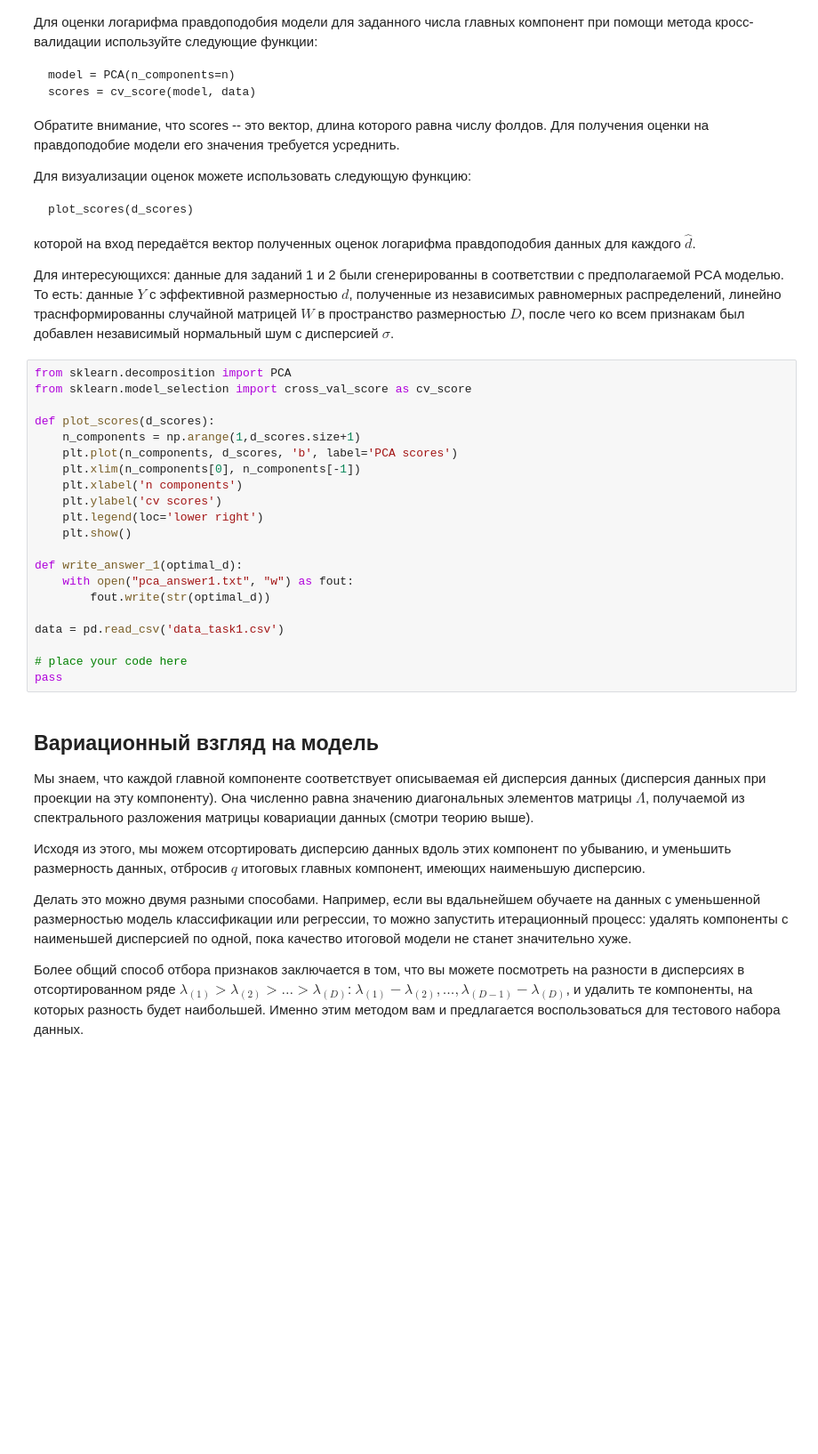
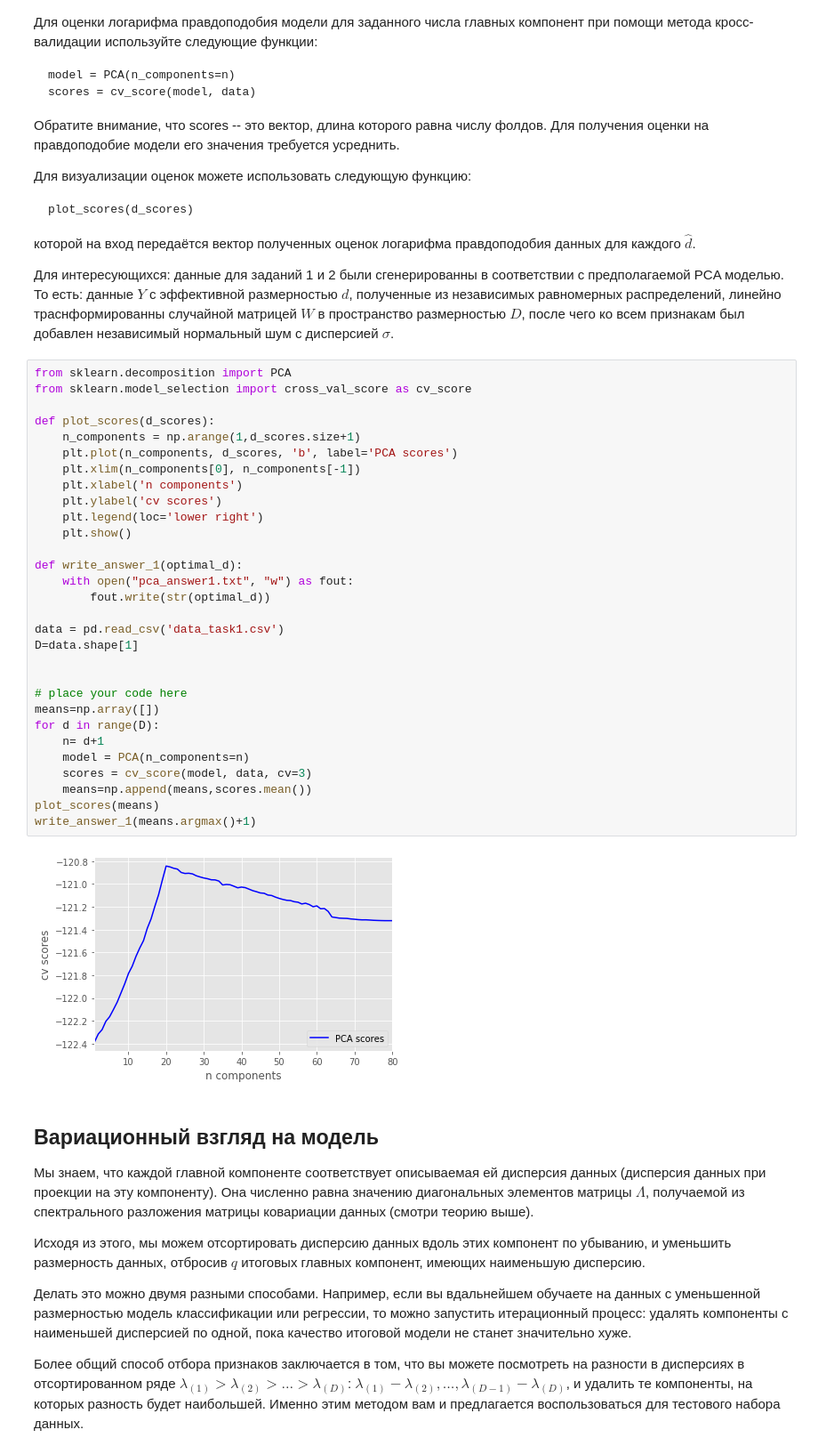
Before and after one commit to nesov777/ML-C3W2, a Jupyter notebook: PCA.ipynb, the cells around one changed output. Shown at 89% size. Drawn from its saved outputs; the diff is of its cells as text; blank space fills up the shorter version.

```diff
--- a/PCA.ipynb
+++ b/PCA.ipynb
@@ -208,24 +243,35 @@ $$\mathcal{L} = \sum_{i=1}^N \log p(x_i) = -N/2 \Big( d\log(2\pi) + \log |C| + \
 # %%
 from sklearn.decomposition import PCA
 from sklearn.model_selection import cross_val_score as cv_score
 
 def plot_scores(d_scores):
     n_components = np.arange(1,d_scores.size+1)
     plt.plot(n_components, d_scores, 'b', label='PCA scores')
     plt.xlim(n_components[0], n_components[-1])
     plt.xlabel('n components')
     plt.ylabel('cv scores')
     plt.legend(loc='lower right')
     plt.show()
 
 def write_answer_1(optimal_d):
     with open("pca_answer1.txt", "w") as fout:
         fout.write(str(optimal_d))
 
 data = pd.read_csv('data_task1.csv')
+D=data.shape[1]
+
 
 # place your code here
-pass
+means=np.array([])
+for d in range(D):
+    n= d+1
+    model = PCA(n_components=n)
+    scores = cv_score(model, data, cv=3)
+    means=np.append(means,scores.mean())
+plot_scores(means)
+write_answer_1(means.argmax()+1)
+# %% [output]
+[figure, added]
 # %% [markdown]
 ## Вариационный взгляд на модель
 
```
Also changed, not shown: parts of 20 cells of this notebook, 2 other files.
